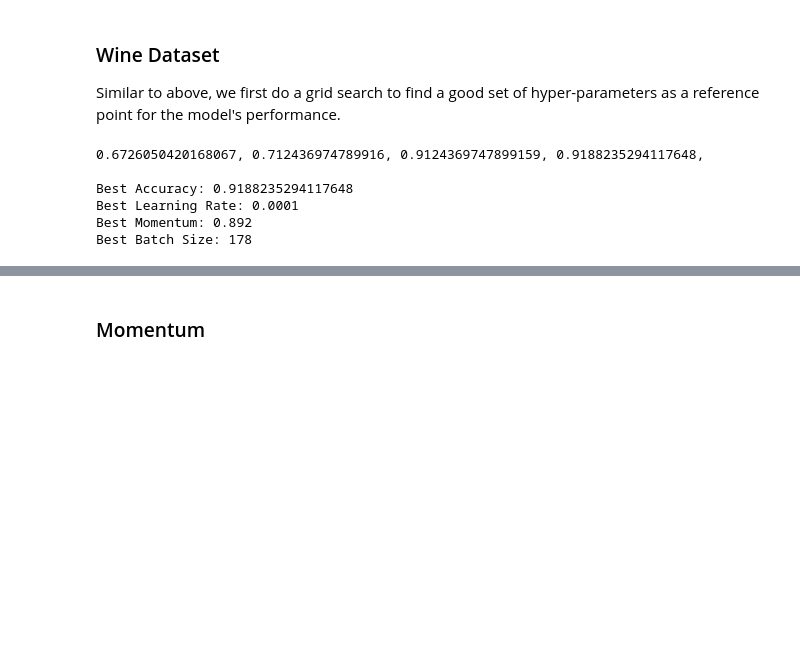
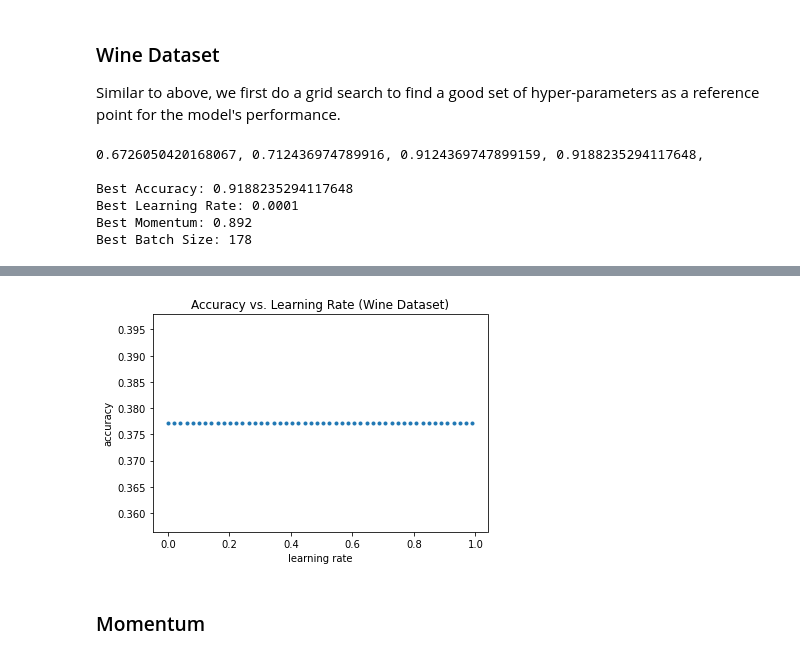
Before and after one commit to PaulHooley/ML_P2, a Jupyter notebook: SoftmaxRegression.ipynb, the cells around one changed output, grey strips where cells are left out. Saved outputs shown, nothing was run; the diff lists cells and outputs as text; code cells hidden in the pictures; blank space fills up the shorter version.

```diff
--- a/SoftmaxRegression.ipynb
+++ b/SoftmaxRegression.ipynb
@@ -267,3 +296,24 @@ Now that we have a good set of hyper-parameters, we can observe how the accuracy
+# %%
+wine = load_wine()
+x, y = wine.data, wine.target
+
+C = 3
+wine_accuracies = []
+learning_rates = np.linspace(0.0001, 0.99, 50)
+
+for learning_rate in learning_rates:
+    # using the hyper-parameter values obtained from grid search
+    accuracy = calculate_model_accuracy(x, y, C, learning_rate, 0.892, x.shape[0], max_iters=100)
+    wine_accuracies.append(accuracy)
+
+# plot for accuracy vs. learning rate on wine dataset
+plt.plot(learning_rates, wine_accuracies, '.')
+plt.title('Accuracy vs. Learning Rate (Wine Dataset)')
+plt.xlabel('learning rate')
+plt.ylabel('accuracy')
+plt.show()
+# %% [output]
+[figure, added]
 # %% [markdown]
 ### Momentum
 # %%
```
Also changed, not shown: parts of 10 cells of this notebook.
